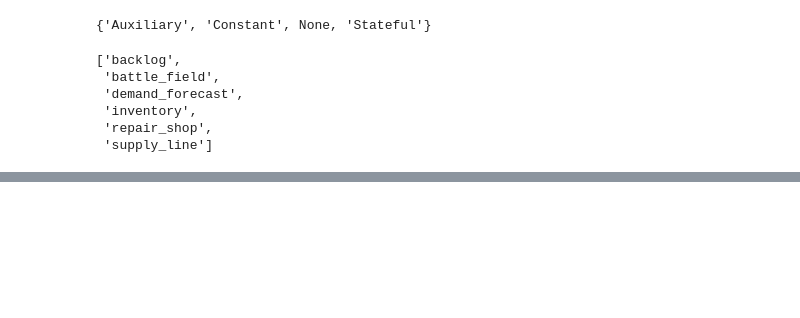
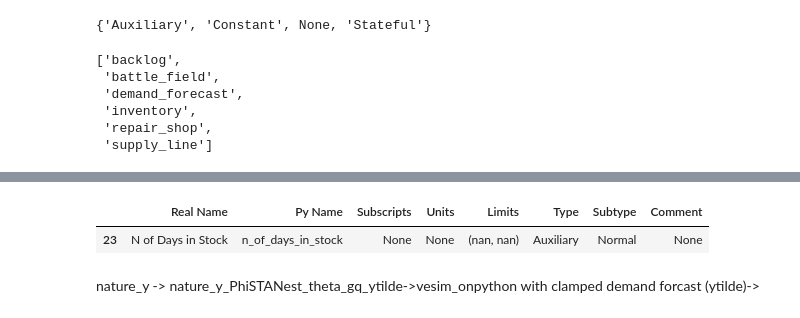
Before and after one commit to hyunjimoon/defense-reliability, a Jupyter notebook: twin/RepairInven.ipynb, the cells around one changed output, grey strips where cells are left out. Drawn from its saved outputs; the diff is of its cells as text; code cells hidden in the pictures; blank space fills up the shorter version.

```diff
--- a/twin/RepairInven.ipynb
+++ b/twin/RepairInven.ipynb
@@ -256,0 +70,7 @@ for x in list:
+# %%
+mod.doc[mod.doc["Real Name"] == 'N of Days in Stock']
+# %% [output]
+|  | Real Name | Py Name | Subscripts | Units | Limits | Type | Subtype | Comment |
+| 23 | N of Days in Stock | n_of_days_in_stock | None | None | (nan, nan) | Auxiliary | Normal | None |
+# %% [markdown]
+nature_y -> nature_y_PhiSTANest_theta_gq_ytilde->vesim_onpython with clamped demand forcast (ytilde)->
```
Also changed, not shown: parts of 21 cells of this notebook, 3 other files.
